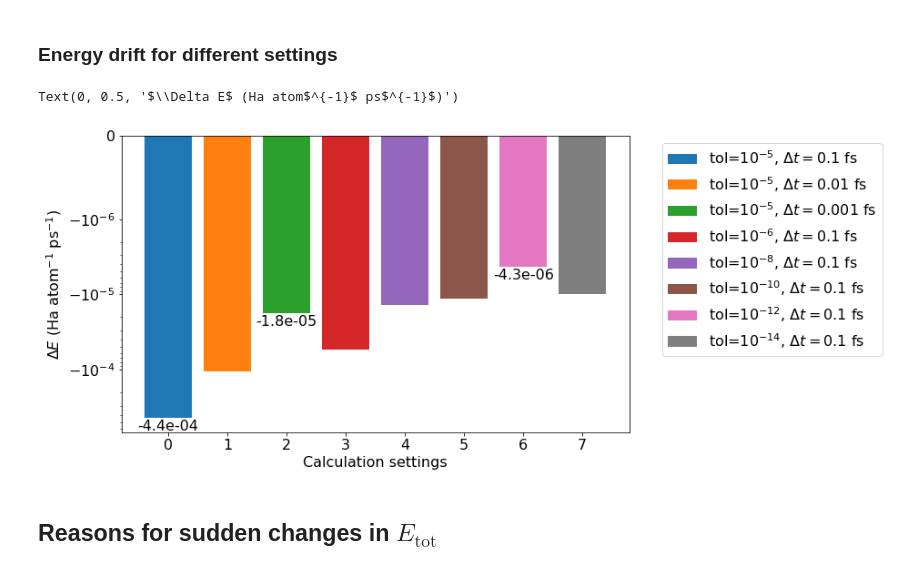
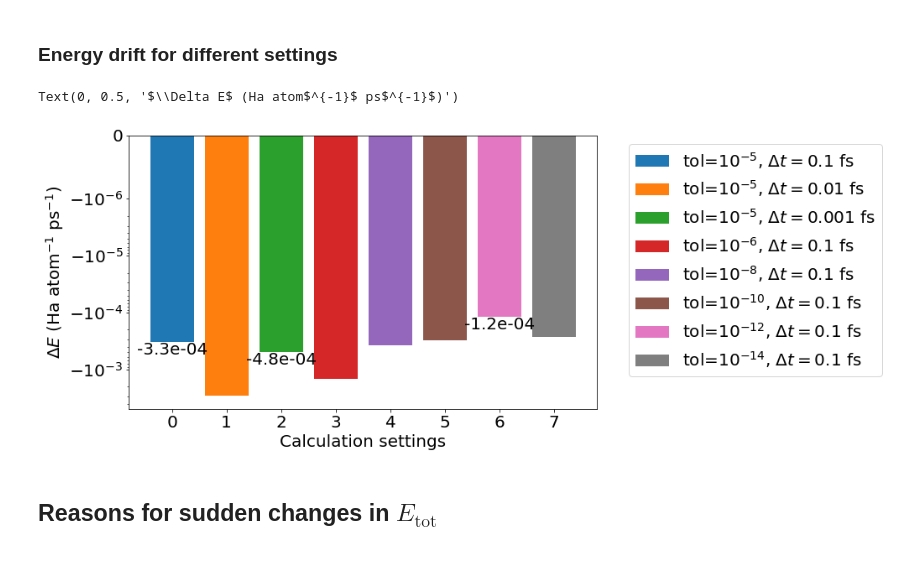
Before and after one commit to ferchault/APDFT, a Jupyter notebook: prototyping/apdft-ofdft-cpmd/Si8_NVE_ref.ipynb, the cells around one changed output. Cells and saved outputs as stored; diff of their text form; code cells hidden in the pictures.

```diff
--- a/prototyping/apdft-ofdft-cpmd/Si8_NVE_ref.ipynb
+++ b/prototyping/apdft-ofdft-cpmd/Si8_NVE_ref.ipynb
@@ -42,7 +42,7 @@ def plot_energy(time, energy, energy_label):
 
 def drift(time, energy, num_atom, tstart=None, tend=None):
     """
-    in: time in fs, energy in eV
+    in: time in fs, energy in Ha
     out: drift in Ha/(atom*ps)
 
     """
@@ -50,8 +50,8 @@ def drift(time, energy, num_atom, tstart=None, tend=None):
 
     if tstart == None and tend == None:
         dE = (energy[-1]-energy[0])/(time[-1]-time[0])
-        dE = dE/num_atom/units.Ha*1000 # conversion from eV/fs to Ha/atom/ps
+        dE = dE/num_atom*1000 # conversion from eV/fs to Ha/atom/ps
     else:
-        dE = (energy[tend]-energy[tstart])/(time[tend] - time[tstart])/units.Ha/num_atom*1000
+        dE = (energy[tend]-energy[tstart])/(time[tend] - time[tstart])/num_atom*1000
 
     return(dE)
@@ -57,0 +67,6 @@ def drift(time, energy, num_atom, tstart=None, tend=None):
+# %%
+plt.rcParams['font.size'] = 20
+
+plt.plot(time_ref, temp_ref)
+plt.xlabel('t (fs)')
+plt.ylabel('T (K)')
@@ -57,0 +76,7 @@ def drift(time, energy, num_atom, tstart=None, tend=None):
+# %%
+plt.rcParams['font.size'] = 20
+fig, ax = plt.subplots(1,1)
+
+ax.plot(time_ref, etot_ref)
+ax.set_xlabel('t (fs)')
+ax.set_ylabel(r'$E_{\rm tot}$ (eV)')
@@ -208,33 +243,33 @@ x_bars = np.arange(len(drifts))
 # %%
 fig, ax = plt.subplots(1,1)
 
 colors = plt.rcParams['axes.prop_cycle'].by_key()['color'][:8]
 
 out = ax.bar(x_bars, drifts, color=colors)
 
 def autolabel(rects):
     """
     Attach a text label above each bar displaying its height
     """
     for rect in [rects[0],rects[2],rects[-2]]:#rects:
         height = rect.get_height()
-        ax.text(rect.get_x() + rect.get_width()/2., 1.6*height,
+        ax.text(rect.get_x() + rect.get_width()/2., 1.9*height,
                 f'{np.format_float_scientific(height, precision=1)}',
                 ha='center', va='bottom')
 
 autolabel(out)
 
 
 ax.set_yscale('symlog', linthreshy=1e-6, subsy=np.arange(10))
 labels = ('tol=$10^{-5}$, $\Delta t = 0.1$ fs', 'tol=$10^{-5}$, $\Delta t = 0.01$ fs', 'tol=$10^{-5}$, $\Delta t = 0.001$ fs',
           'tol=$10^{-6}$, $\Delta t = 0.1$ fs', 'tol=$10^{-8}$, $\Delta t = 0.1$ fs', 'tol=$10^{-10}$, $\Delta t = 0.1$ fs', 'tol=$10^{-12}$, $\Delta t = 0.1$ fs', 'tol=$10^{-14}$, $\Delta t = 0.1$ fs')
 ax.legend((out[0], out[1], out[2], out[3], out[4], out[5], out[6], out[7]), labels, bbox_to_anchor = (1.05, 1.0), loc = 'upper left')
 
 ax.set_xlabel('Calculation settings')
 ax.set_ylabel('$\Delta E$ (Ha atom$^{-1}$ ps$^{-1}$)')
 # %% [output]
 Text(0, 0.5, '$\\Delta E$ (Ha atom$^{-1}$ ps$^{-1}$)')
-[figure, old version]
+[figure, new version]
 # %% [markdown]
 ## Reasons for sudden changes in $E_\text{tot}$
 # %% [markdown]
```
Also changed, not shown: parts of 6 cells of this notebook, 7 other files.
